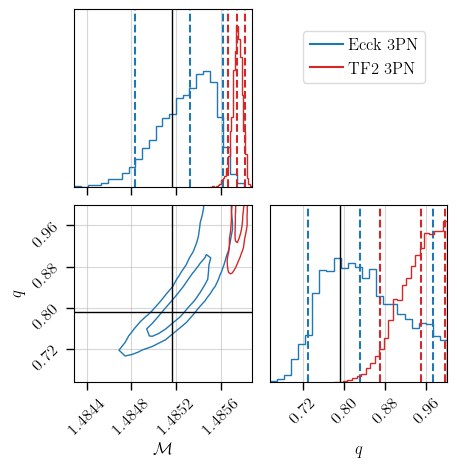
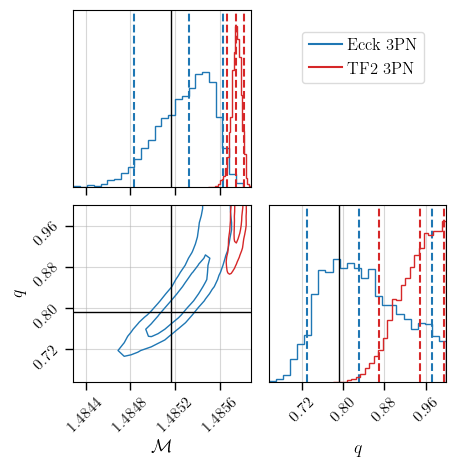
The change to this notebook cell's code, shown as a diff; its figure went from the first image to the second:
--- before
+++ after
@@ -8,5 +8,11 @@
     "font.family": "serif",
     "font.serif": ["Computer Modern Roman"],
-    "font.size": 12
+    "font.size": size_tick_label,
+    "axes.labelsize": size_axis_label,
+    "axes.titlesize": size_axis_label,
+    "xtick.labelsize": size_tick_label,
+    "ytick.labelsize": size_tick_label,
+    "legend.fontsize": size_legend_label,
+    "figure.titlesize": size_axis_label
 })
 fig, axes = plt.subplots(ndim, ndim, figsize=(5, 5), gridspec_kw={"hspace": 0.1, "wspace": 0.1})
@@ -17,5 +23,4 @@
 
 # x-axis labels
-size_axis_label = 12
 axes[1][0].set_xlabel(r'${\cal M}$', fontsize=size_axis_label)
 axes[1][0].set_xlim(min(chirp_mass1.tolist()+chirp_mass2.tolist()), max(chirp_mass1.tolist()+chirp_mass2.tolist()))
@@ -45,4 +50,7 @@
     for j in range(2):
         if axes[i, j] is not None:
+            axes[i, j].tick_params(axis='both', which='both', labelsize=size_tick_label)
+            axes[i, j].xaxis.label.set_size(size_axis_label)
+            axes[i, j].yaxis.label.set_size(size_axis_label)
             axes[i, j].grid(True, which="both", ls="-", alpha=0.5)
 
@@ -53,5 +61,5 @@
 handles = [blue_line, orange_line]
 labels = [h.get_label() for h in handles]
-legend = fig.legend(handles=handles, labels=labels, bbox_to_anchor=(0., 0.9, 0.9, .0), ncol=1, frameon=True, edgecolor='lightgray')
+legend = fig.legend(handles=handles, labels=labels, bbox_to_anchor=(0., 0.9, 0.9, .0), ncol=1, frameon=True, edgecolor='lightgray', fontsize=size_legend_label)
 # # rounded box for legend
 legend.get_frame().set_boxstyle('Round', pad=0.0, rounding_size=0.2)

Commit: Snapshot current working tree